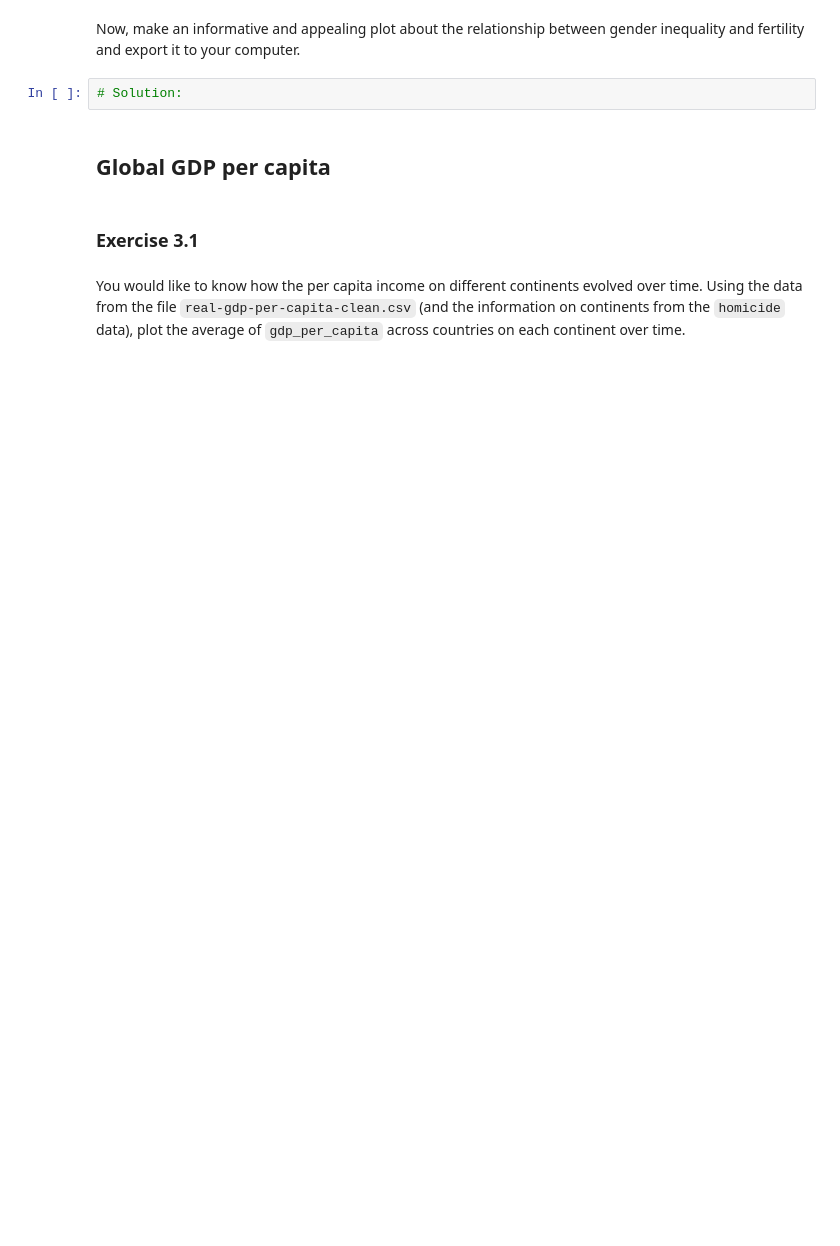
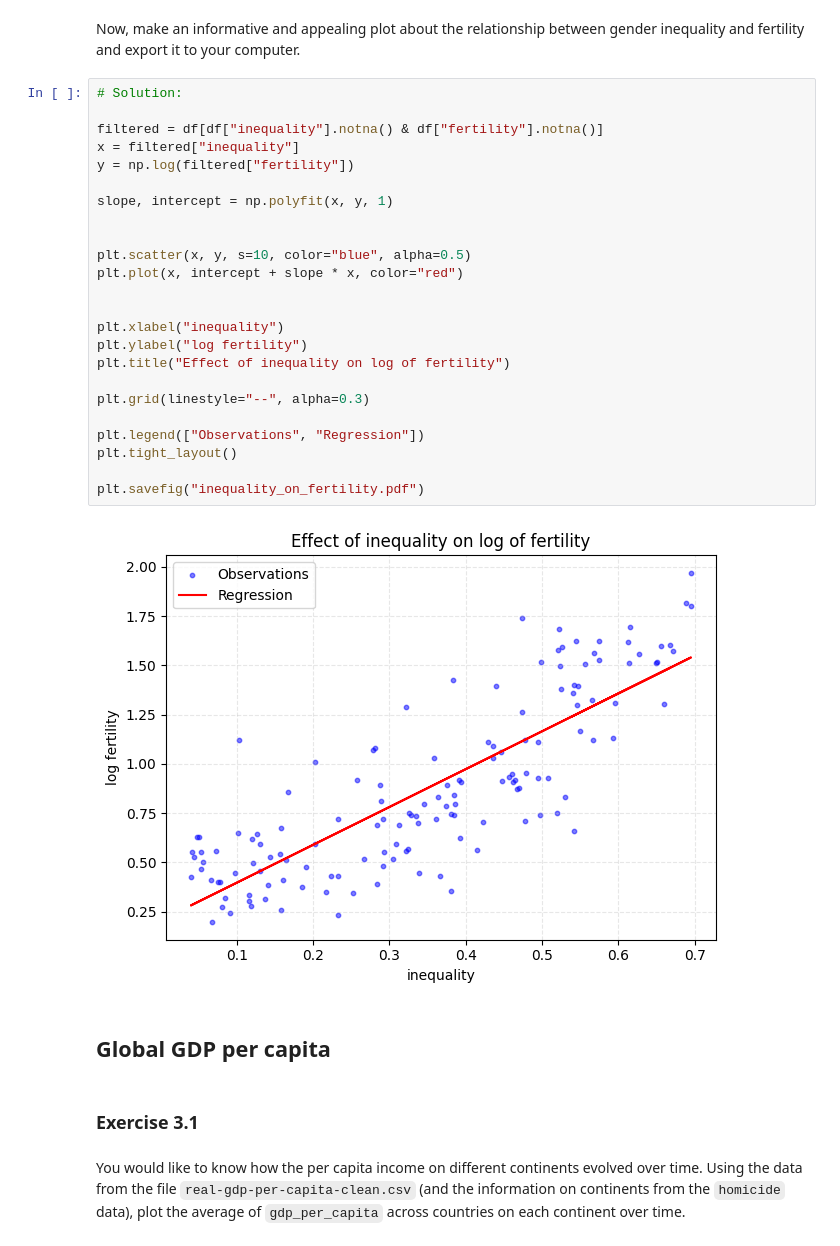
Before and after one commit to rKeller123/Programming-for-Data-Scientists-II, a Jupyter notebook: 2_Exercises/Graded Exercise_1.ipynb, the cells around one changed output. Drawn from its saved outputs; the diff is of its cells as text; blank space fills up the shorter version.

```diff
--- a/2_Exercises/Graded Exercise_1.ipynb
+++ b/2_Exercises/Graded Exercise_1.ipynb
@@ -197,7 +386,31 @@ Estimate an appropriate regression model. What can you say about the relation be
 # %% [markdown]
 Now, make an informative and appealing plot about the relationship between gender inequality and fertility and export it to your computer.
-# %%
-# Solution:
+# %%
+# Solution:
+
+filtered = df[df["inequality"].notna() & df["fertility"].notna()]
+x = filtered["inequality"]
+y = np.log(filtered["fertility"])
+
+slope, intercept = np.polyfit(x, y, 1)
+
+
+plt.scatter(x, y, s=10, color="blue", alpha=0.5)
+plt.plot(x, intercept + slope * x, color="red")
+
+
+plt.xlabel("inequality")
+plt.ylabel("log fertility")
+plt.title("Effect of inequality on log of fertility")
+
+plt.grid(linestyle="--", alpha=0.3)
+
+plt.legend(["Observations", "Regression"])
+plt.tight_layout()
+
+plt.savefig("inequality_on_fertility.pdf")
+# %% [output]
+[figure, added]
 # %% [markdown]
 ## Global GDP per capita
 # %% [markdown]
```
Also changed, not shown: parts of 30 cells of this notebook, 3 other files.
